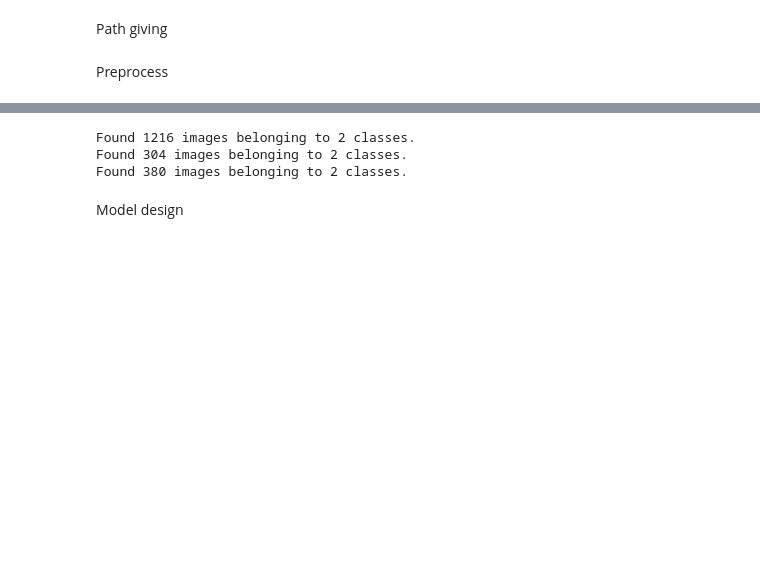
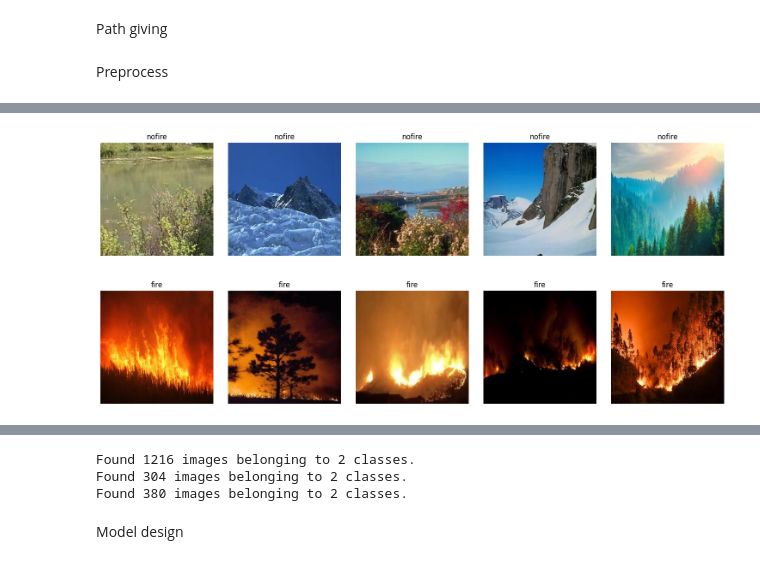
Before and after one commit to samyogbhatta/MLPC-IndividualAssignmet-Wildfire, a Jupyter notebook: MlpcModel(GPU).ipynb, the cells around one changed output, grey strips where cells are left out. Saved outputs shown, nothing was run; the diff lists cells and outputs as text; code cells hidden in the pictures; blank space fills up the shorter version.

```diff
--- a/MlpcModel(GPU).ipynb
+++ b/MlpcModel(GPU).ipynb
@@ -29,0 +59,22 @@ Preprocess
+# %%
+# Sample Images Plot
+def plot_sample_images(directory, num_samples=5):
+    classes = [d for d in os.listdir(directory) if os.path.isdir(os.path.join(directory, d))]
+    for cls in classes:
+        plt.figure(figsize=(15, 3))
+        folder = os.path.join(directory, cls)
+        images = random.sample(os.listdir(folder), min(num_samples, len(os.listdir(folder))))
+        for i, img_name in enumerate(images):
+            img = cv2.imread(os.path.join(folder, img_name))
+            img = cv2.cvtColor(img, cv2.COLOR_BGR2RGB)
+            plt.subplot(1, num_samples, i+1)
+            plt.imshow(img)
+            plt.title(cls)
+            plt.axis('off')
+        plt.tight_layout()
+        plt.show()
+
+plot_sample_images(train_dir)
+# %% [output]
+[figure, added]
+[figure, added]
```
Also changed, not shown: parts of 4 cells of this notebook.
